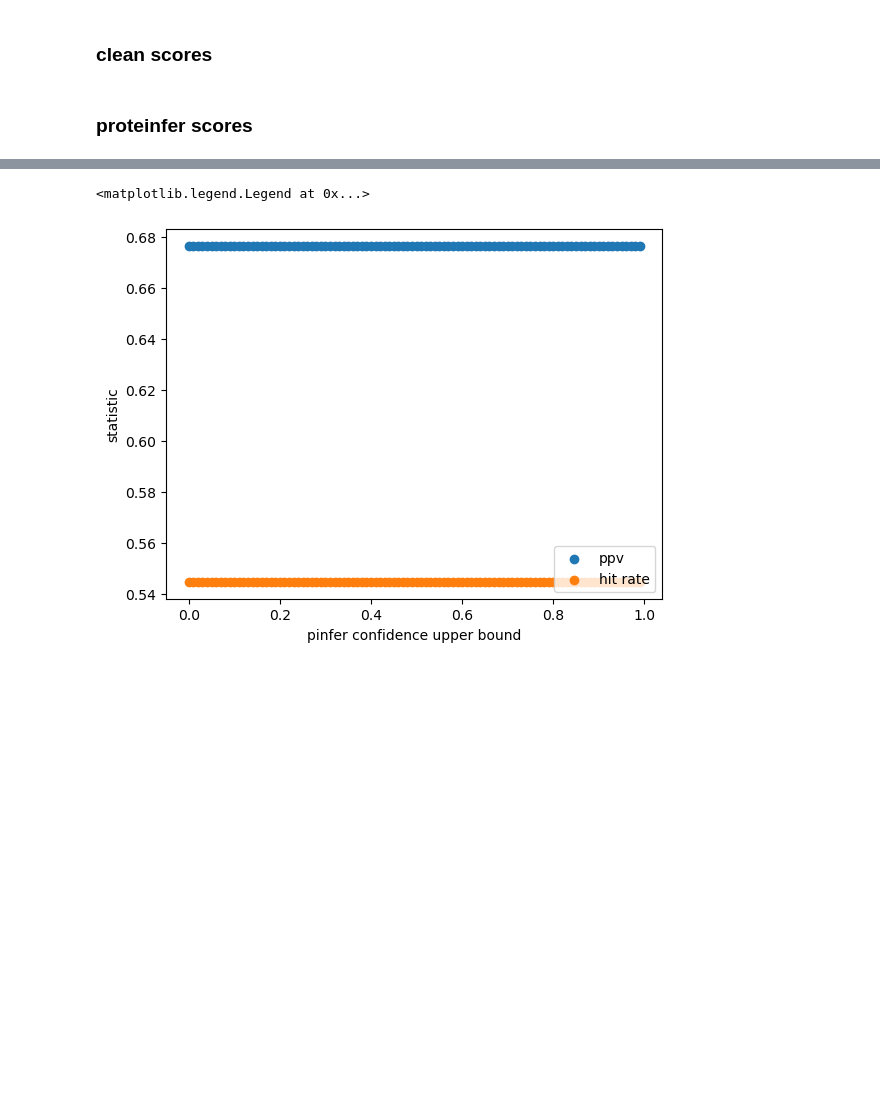
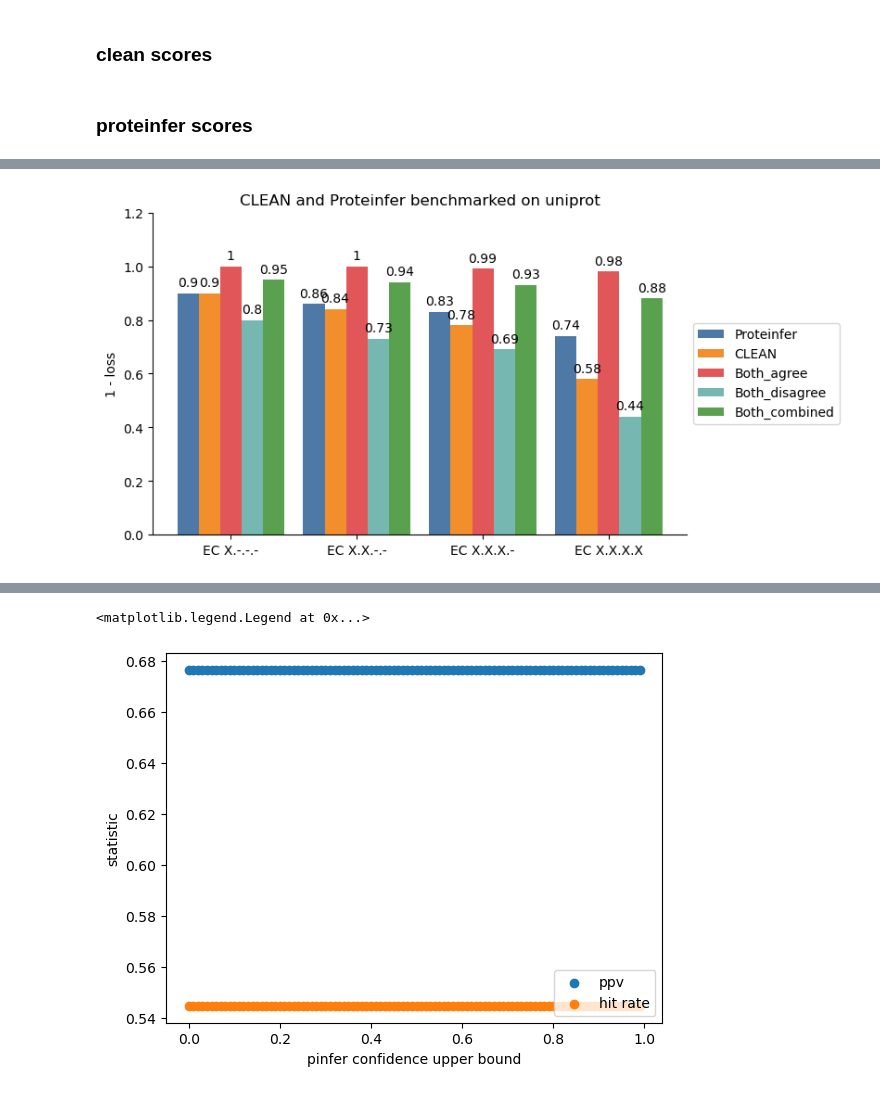
Before and after one commit to VictorTobiasson/eukgen, a Jupyter notebook: microcosm/09.evaluate_annot_uniprot.ipynb, the cells around one changed output, grey strips where cells are left out. Drawn from its saved outputs; the diff is of its cells as text; code cells hidden in the pictures; blank space fills up the shorter version.

```diff
--- a/microcosm/09.evaluate_annot_uniprot.ipynb
+++ b/microcosm/09.evaluate_annot_uniprot.ipynb
@@ -384,0 +378,20 @@ def eval_strategy(df, choose_clean_s, choose_pinfer_s):
+# %%
+clean_x = (merged_consensus.clean_confidence.between(0, 1))
+pinfer_x = (merged_consensus.pinfer_confidence == 100)
+clean_bm = eval_strategy(merged_consensus, clean_x, pinfer_x)
+clean_bm = loss(clean_bm, 1, .8, .2)
+# %%
+clean_x = (df_same.clean_confidence.between(.995, 1)) | ((df_same.clean_confidence > .2) & (df_same.pinfer_confidence < .85))
+pinfer_x = (df_same.pinfer_confidence >= .85) & (~df_same.clean_confidence.between(.995, 1))
+agree_bm = eval_strategy(df_same, clean_x, pinfer_x)
+agree_bm = loss(agree_bm, 1, .8, .2)
+# %%
+both = [2569, 2566, 2563, 2547]
+same = [980, 935, 908, 748]
+all_ = [both[i] + same[i] for i in range(4)]
+combined_bm = [round(i / (2569 + 980), 2) for i in all_], [round(i / 3725, 2) for i in all_]
+# %%
+clean_x = (df.clean_confidence.between(.97, 1)) | ((df.clean_confidence > .8) & (df.pinfer_confidence != 1))
+pinfer_x = (df.pinfer_confidence == 1) & (~df.clean_confidence.between(.97, 1))
+disagree_bm = eval_strategy(df, clean_x, pinfer_x)
+disagree_bm = loss(disagree_bm, 1, .8, .2)
@@ -384,0 +448,49 @@ def eval_strategy(df, choose_clean_s, choose_pinfer_s):
+# %%
+import matplotlib.pyplot as plt
+import numpy as np
+from matplotlib.colors import LinearSegmentedColormap
+
+# Define Tableau 10 colors
+tableau10 = ['#4E79A7', '#F28E2B', '#E15759', '#76B7B2', '#59A14F',
+             '#EDC948', '#B07AA1', '#FF9DA7', '#9C755F', '#BAB0AC']
+pastel1 = plt.cm.Pastel1.colors
+
+# # Create a custom colormap
+# tableau_cmap = LinearSegmentedColormap.from_list("tableau", tableau10, N=10)
+
+groups = ("EC X.-.-.-", "EC X.X.-.-", "EC X.X.X.-", "EC X.X.X.X")
+legend = {
+    'Proteinfer': pinfer_bm,
+    'CLEAN': clean_bm,
+    'Both_agree': agree_bm,
+    'Both_disagree': disagree_bm,
+    'Both_combined': combined_bm[1]
+}
+
+x = np.arange(len(groups))  # the label locations
+width = 0.17  # the width of the bars
+multiplier = 0
+
+fig, ax = plt.subplots(layout='constrained', figsize=(8, 4))
+
+for i, (attribute, measurement) in enumerate(legend.items()):
+    offset = width * multiplier
+    rects = ax.bar(x + offset, measurement, width, label=attribute,
+                   color=tableau10[i % len(tableau10)])
+    ax.bar_label(rects, padding=3)
+    multiplier += 1
+
+# Add some text for labels, title and custom x-axis tick labels, etc.
+ax.set_ylabel('1 - loss')
+ax.set_title('CLEAN and Proteinfer benchmarked on uniprot')
+ax.set_xticks(x + width * 2, groups)
+ax.legend(loc='center left', bbox_to_anchor=(1, 0.5))
+ax.set_ylim(0, 1.2)
+
+# Improve overall style
+ax.spines['top'].set_visible(False)
+ax.spines['right'].set_visible(False)
+
+plt.show()
+# %% [output]
+[figure, added]
```
Also changed, not shown: parts of 15 cells of this notebook, 13 other files.
